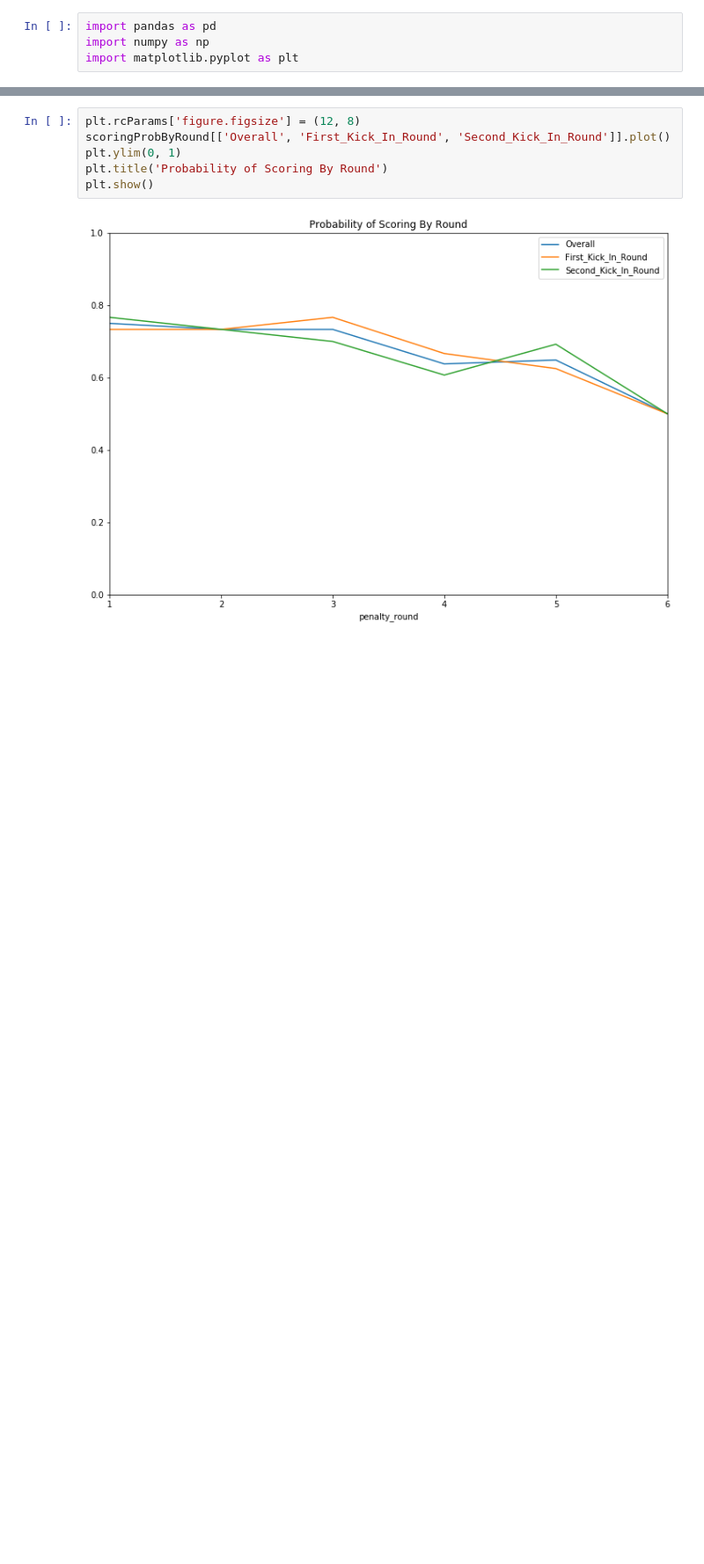
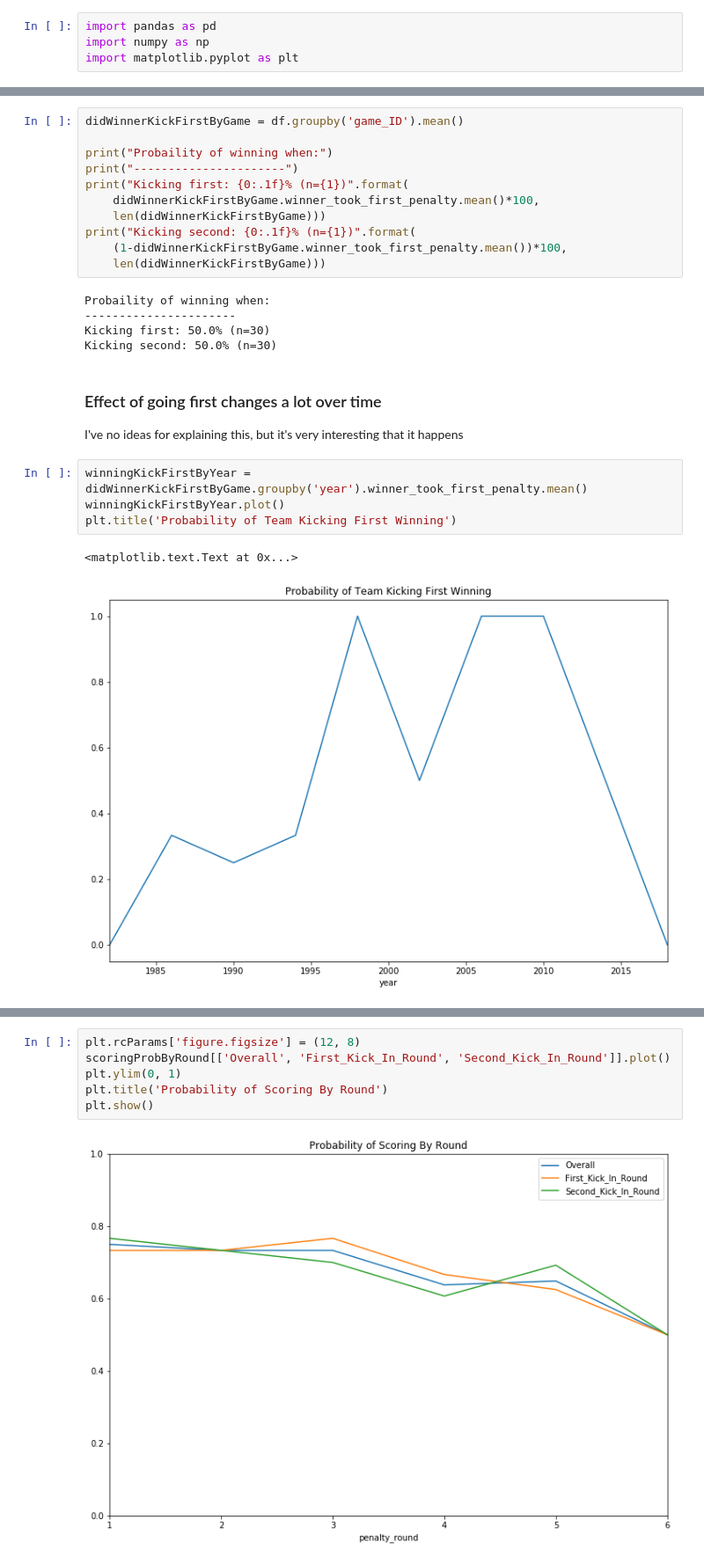
Before and after one commit to MarkMacArdle/World_Cup_Penalty_Shootouts, a Jupyter notebook: Penalties_data_analysis.ipynb, the cells around one changed output, grey strips where cells are left out. Shown: that part at 88% size. Saved outputs shown, nothing was run; the diff lists cells and outputs as text; blank space fills up the shorter version.

```diff
--- a/Penalties_data_analysis.ipynb
+++ b/Penalties_data_analysis.ipynb
@@ -16,3 +40,30 @@ df.head()
+# %%
+didWinnerKickFirstByGame = df.groupby('game_ID').mean()
+
+print("Probaility of winning when:")
+print("----------------------")
+print("Kicking first: {0:.1f}% (n={1})".format(
+    didWinnerKickFirstByGame.winner_took_first_penalty.mean()*100,
+    len(didWinnerKickFirstByGame)))
+print("Kicking second: {0:.1f}% (n={1})".format(
+    (1-didWinnerKickFirstByGame.winner_took_first_penalty.mean())*100,
+    len(didWinnerKickFirstByGame)))
+# %% [output]
+Probaility of winning when:
+----------------------
+Kicking first: 50.0% (n=30)
+Kicking second: 50.0% (n=30)
+# %% [markdown]
+### Effect of going first changes a lot over time
+
+I've no ideas for explaining this, but it's very interesting that it happens
+# %%
+winningKickFirstByYear = didWinnerKickFirstByGame.groupby('year').winner_took_first_penalty.mean()
+winningKickFirstByYear.plot()
+plt.title('Probability of Team Kicking First Winning')
+# %% [output]
+<matplotlib.text.Text at 0x...>
+[figure, added]
 # %%
 scoringProbByRound = df.pivot_table(index=['penalty_round'],
                                      values='penalty_scored')
```
Also changed, not shown: parts of 6 cells of this notebook.
